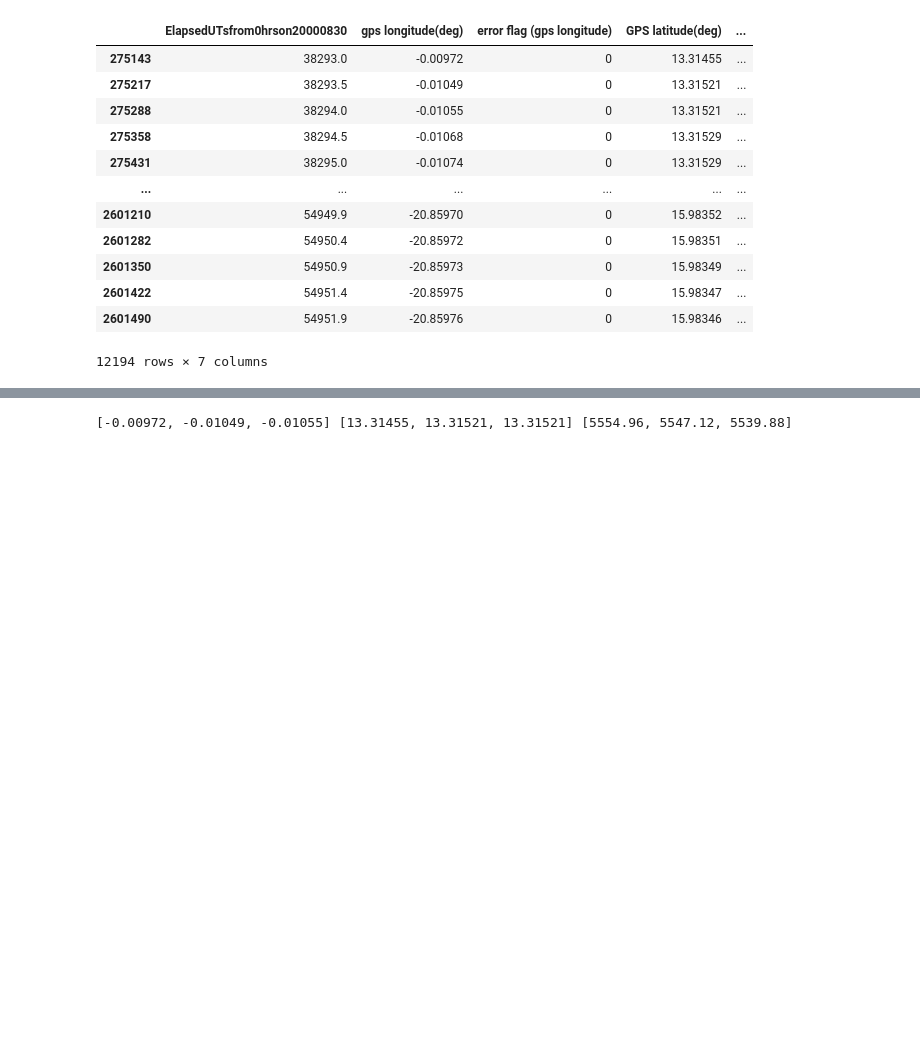
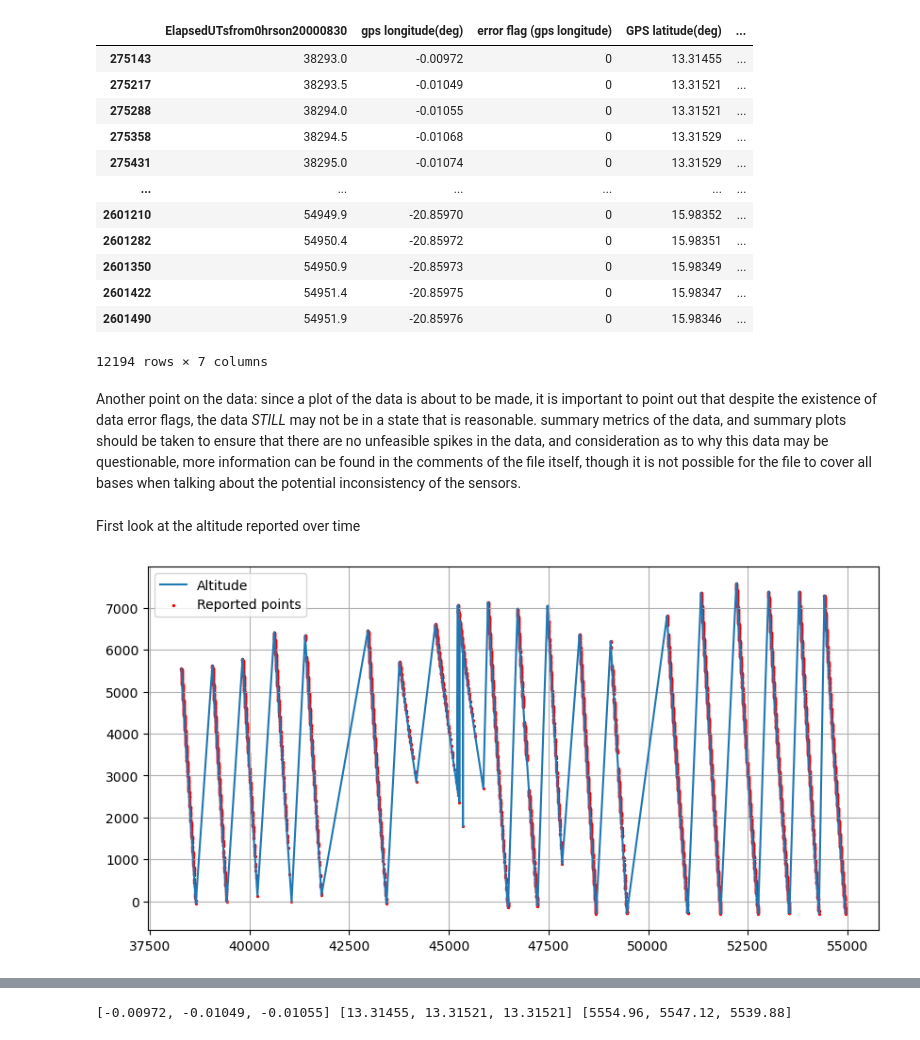
Before and after one commit to informatics-lab/spaceapps-2022-mo-bootcamp, a Jupyter notebook: 03_aircraft_data.ipynb, the cells around one changed output, grey strips where cells are left out. Saved outputs shown, nothing was run; the diff lists cells and outputs as text; code cells hidden in the pictures; blank space fills up the shorter version.

Commit message:
Integrate aero data exploration to tutorial

```diff
--- a/03_aircraft_data.ipynb
+++ b/03_aircraft_data.ipynb
@@ -566,7 +586,22 @@ plane_pos_hard_constraint
 | 2601422 | 54951.4 | -20.85975 | 0 | 15.98347 | ... |
 | 2601490 | 54951.9 | -20.85976 | 0 | 15.98346 | ... |
 12194 rows × 7 columns
+# %% [markdown]
+Another point on the data: since a plot of the data is about to be made, it is important to point out that despite the existence of data error flags, the data _STILL_ may not be in a state that is reasonable. summary metrics of the data, and summary plots should be taken to ensure that there are no unfeasible spikes in the data, and consideration as to why this data may be questionable, more information can be found in the comments of the file itself, though it is not possible for the file to cover all bases when talking about the potential inconsistency of the sensors.
 # %%
 lon_vals = list(map(float, plane_pos_hard_constraint['gps longitude(deg)']))
 lat_vals = list(map(float, plane_pos_hard_constraint['GPS latitude(deg)']))
 alt_vals = list(map(float, plane_pos_hard_constraint['Geopotential altitude(m)']))
+time_vals = list(map(float, plane_pos_hard_constraint['ElapsedUTsfrom0hrson20000830']))
+# %% [markdown]
+First look at the altitude reported over time
+# %%
+fig, ax = plt.subplots(figsize=(10, 5))
+ax.plot(time_vals, alt_vals, label="Altitude")
+ax.scatter(time_vals, alt_vals, s=2, c='red', label="Reported points")
+# plt.legend()
+plt.grid()
+plt.legend()
+plt.show()
+# %% [output]
+[figure, added]
```
Also changed, not shown: parts of 15 cells of this notebook, 1 other file.
